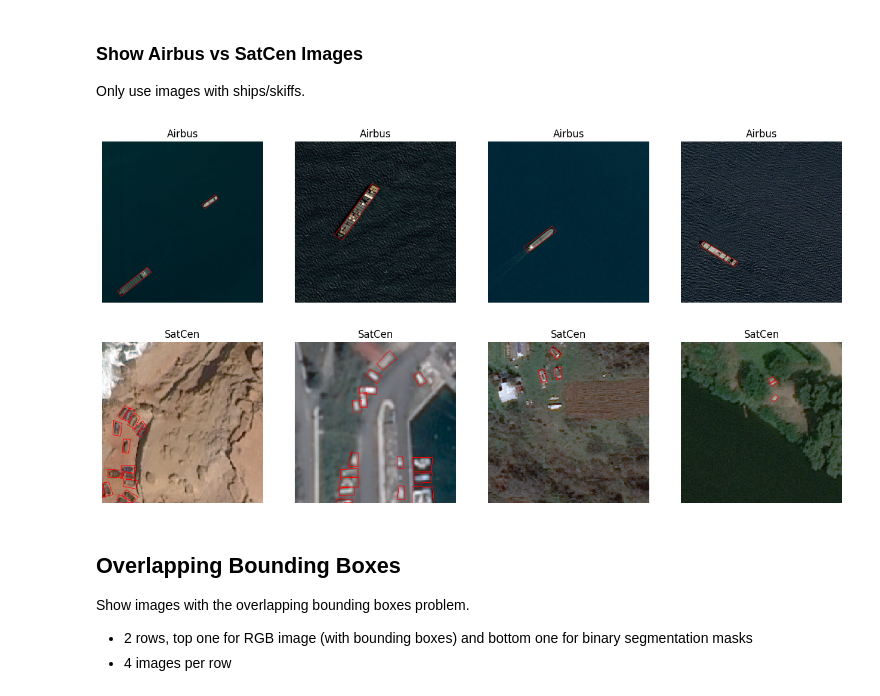
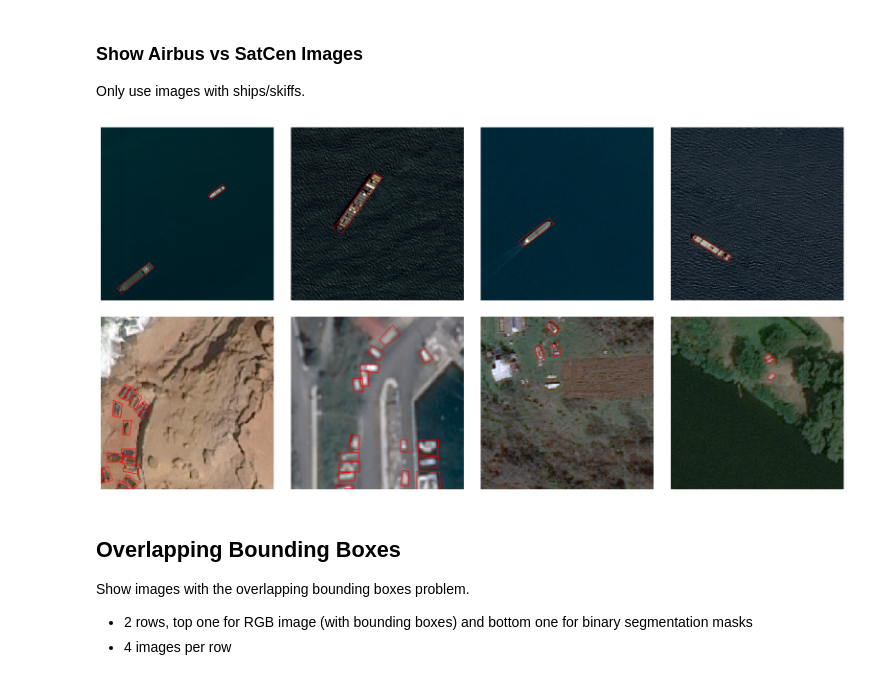
Before and after one commit to TasteDaBombDev/satcen-ship-detection, a Jupyter notebook: misc/dataset_examples.ipynb, the cells around one changed output. Cells and saved outputs as stored; diff of their text form; code cells hidden in the pictures.

Commit message:
update plot labels

```diff
--- a/misc/dataset_examples.ipynb
+++ b/misc/dataset_examples.ipynb
@@ -130,7 +130,7 @@ airbus_indices = [7, 9, 14, 15]
 satcen_indices = [0, 1, 2, 3]
 
 # set up the figure
-plt.subplots(2, 4, figsize=(16, 8))
+plt.subplots(2, 4, figsize=(20, 10))
 
 # loop through Airbus indices
 for i, airbus_idx in enumerate(airbus_indices):
@@ -152,42 +152,41 @@ for i, airbus_idx in enumerate(airbus_indices):
 
     # plot the image
     plt.subplot(2, 4, i + 1)
-    plt.title('Airbus')
     plt.imshow(img)
     plt.axis('off')
 
 # loop through SatCen indices
 for i, satcen_idx in enumerate(satcen_indices):
 
     # get the image filename
     img_fn = satcen_skiff_images[satcen_idx]
 
     # load the image
     img = Image.open(satcen_path/'pictures'/img_fn)
 
     # get the bounding boxes
     bounding_boxes = list(filter(lambda x: x['name'] == img_fn, satcen_labels_json))[0]['bounding_boxes']
 
     # draw the bounding boxes
     drawer = Drawer.Draw(img)
 
     for bounding_box in bounding_boxes:
 
         # convert coordinates to required format
         coords = [(c['x'], c['y']) for c in bounding_box]
 
         drawer.polygon(coords, outline=(255, 0, 0))
 
     # plot the image
     plt.subplot(2, 4, i + 5)
-    plt.title('SatCen')
     plt.imshow(img)
     plt.axis('off')
 
 # display the figure
+plt.subplots_adjust(wspace=0.1, hspace=0.05)
 plt.show()
 # %% [output]
-[figure, old version]
+[figure, new version]
 # %% [markdown]
 ## Overlapping Bounding Boxes
 
```
Also changed, not shown: parts of 2 cells of this notebook, 2 other files.
